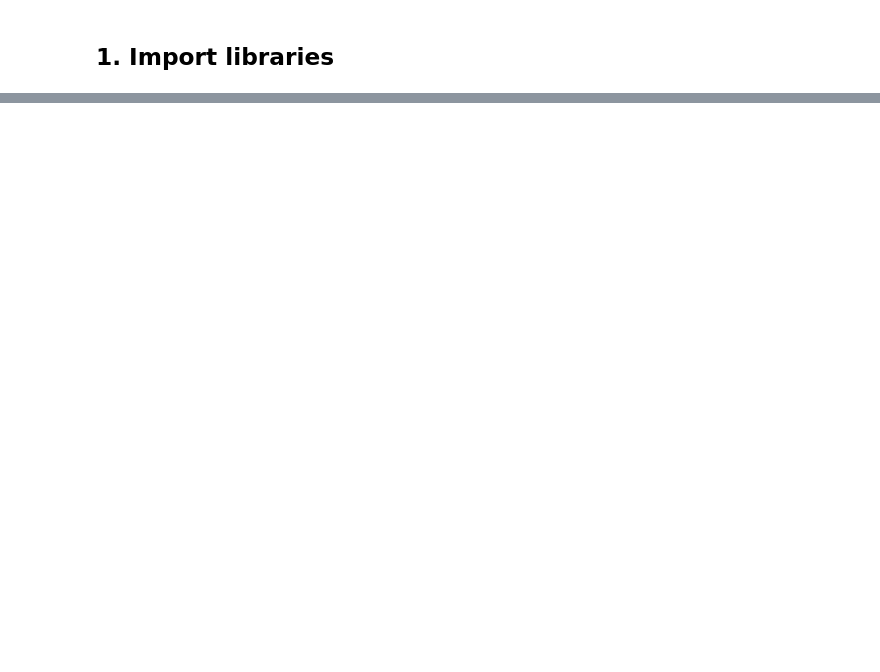
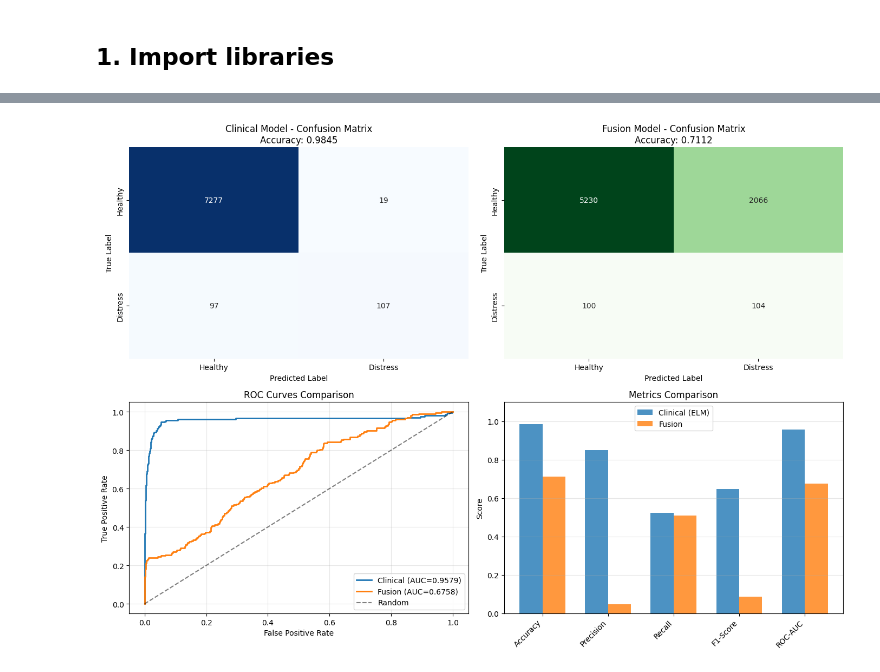
Before and after one commit to mablemunanura/NEONATES, a Jupyter notebook: notebooks/MODELS/fusion_model.ipynb, the cells around one changed output, grey strips where cells are left out. Drawn from its saved outputs; the diff is of its cells as text; code cells hidden in the pictures; blank space fills up the shorter version.

Commit message:
fusion model

```diff
--- a/notebooks/MODELS/fusion_model.ipynb
+++ b/notebooks/MODELS/fusion_model.ipynb
@@ -26,0 +135,20 @@ prediction = 1 if p_final >= 0.5 else 0
+# %%
+# Evaluate Fusion Model (Audio + Clinical) - using placeholder audio predictions
+np.random.seed(42)
+audio_preds_proba = np.random.uniform(0, 1, len(x_test))  # Placeholder
+
+# Fusion predictions (70% audio, 30% clinical)
+w_audio_eval = 0.7
+w_clinical_eval = 0.3
+
+fusion_preds_proba = (w_audio_eval * audio_preds_proba) + (w_clinical_eval * clinical_preds_proba)
+fusion_preds = (fusion_preds_proba >= 0.5).astype(int)
+
+# Metrics
+fusion_acc = accuracy_score(y_test, fusion_preds)
+fusion_prec = precision_score(y_test, fusion_preds, zero_division=0)
+fusion_rec = recall_score(y_test, fusion_preds, zero_division=0)
+fusion_f1 = f1_score(y_test, fusion_preds, zero_division=0)
+fusion_auc = roc_auc_score(y_test, fusion_preds_proba)
+
+print(f"Fusion Model (70/30 weight): Acc={fusion_acc:.4f} | Prec={fusion_prec:.4f} | Rec={fusion_rec:.4f} | F1={fusion_f1:.4f} | AUC={fusion_auc:.4f}")
@@ -26,0 +157,69 @@ prediction = 1 if p_final >= 0.5 else 0
+# %%
+# Model Comparison
+comparison_df = pd.DataFrame({
+    'Model': ['Clinical (ELM)', 'Fusion (70/30)*'],
+    'Accuracy': [clinical_acc, fusion_acc],
+    'Precision': [clinical_prec, fusion_prec],
+    'Recall': [clinical_rec, fusion_rec],
+    'F1-Score': [clinical_f1, fusion_f1],
+    'ROC-AUC': [clinical_auc, fusion_auc]
+})
+
+print("\n" + comparison_df.to_string(index=False))
+print("\n* Placeholder audio predictions")
+
+# Visualization
+fig, axes = plt.subplots(2, 2, figsize=(14, 10))
+
+# Confusion matrix - Clinical
+cm_clinical = confusion_matrix(y_test, clinical_preds)
+sns.heatmap(cm_clinical, annot=True, fmt='d', cmap='Blues', ax=axes[0, 0], cbar=False,
+            xticklabels=['Healthy', 'Distress'], yticklabels=['Healthy', 'Distress'])
+axes[0, 0].set_title(f'Clinical Model - Confusion Matrix\nAccuracy: {clinical_acc:.4f}')
+axes[0, 0].set_ylabel('True Label')
+axes[0, 0].set_xlabel('Predicted Label')
+
+# Confusion matrix - Fusion
+cm_fusion = confusion_matrix(y_test, fusion_preds)
+sns.heatmap(cm_fusion, annot=True, fmt='d', cmap='Greens', ax=axes[0, 1], cbar=False,
+            xticklabels=['Healthy', 'Distress'], yticklabels=['Healthy', 'Distress'])
+axes[0, 1].set_title(f'Fusion Model - Confusion Matrix\nAccuracy: {fusion_acc:.4f}')
+axes[0, 1].set_ylabel('True Label')
+axes[0, 1].set_xlabel('Predicted Label')
+
+# ROC Curves
+fpr_clinical, tpr_clinical, _ = roc_curve(y_test, clinical_preds_proba)
+fpr_fusion, tpr_fusion, _ = roc_curve(y_test, fusion_preds_proba)
+
+axes[1, 0].plot(fpr_clinical, tpr_clinical, label=f'Clinical (AUC={clinical_auc:.4f})', linewidth=2)
+axes[1, 0].plot(fpr_fusion, tpr_fusion, label=f'Fusion (AUC={fusion_auc:.4f})', linewidth=2)
+axes[1, 0].plot([0, 1], [0, 1], 'k--', label='Random', alpha=0.5)
+axes[1, 0].set_xlabel('False Positive Rate')
+axes[1, 0].set_ylabel('True Positive Rate')
+axes[1, 0].set_title('ROC Curves Comparison')
+axes[1, 0].legend()
+axes[1, 0].grid(alpha=0.3)
+
+# Metrics comparison
+metrics = ['Accuracy', 'Precision', 'Recall', 'F1-Score', 'ROC-AUC']
+clinical_scores = [clinical_acc, clinical_prec, clinical_rec, clinical_f1, clinical_auc]
+fusion_scores = [fusion_acc, fusion_prec, fusion_rec, fusion_f1, fusion_auc]
+
+x = np.arange(len(metrics))
+width = 0.35
+
+axes[1, 1].bar(x - width/2, clinical_scores, width, label='Clinical (ELM)', alpha=0.8)
+axes[1, 1].bar(x + width/2, fusion_scores, width, label='Fusion', alpha=0.8)
+axes[1, 1].set_ylabel('Score')
+axes[1, 1].set_title('Metrics Comparison')
+axes[1, 1].set_xticks(x)
+axes[1, 1].set_xticklabels(metrics, rotation=45, ha='right')
+axes[1, 1].legend()
+axes[1, 1].set_ylim([0, 1.1])
+axes[1, 1].grid(axis='y', alpha=0.3)
+
+plt.tight_layout()
+plt.show()
+
+print("\n✅ Model evaluation complete!")
+# %% [output]
@@ -26,0 +231 @@ prediction = 1 if p_final >= 0.5 else 0
+[figure, added]
```
Also changed, not shown: parts of 11 cells of this notebook, 1 other file.
